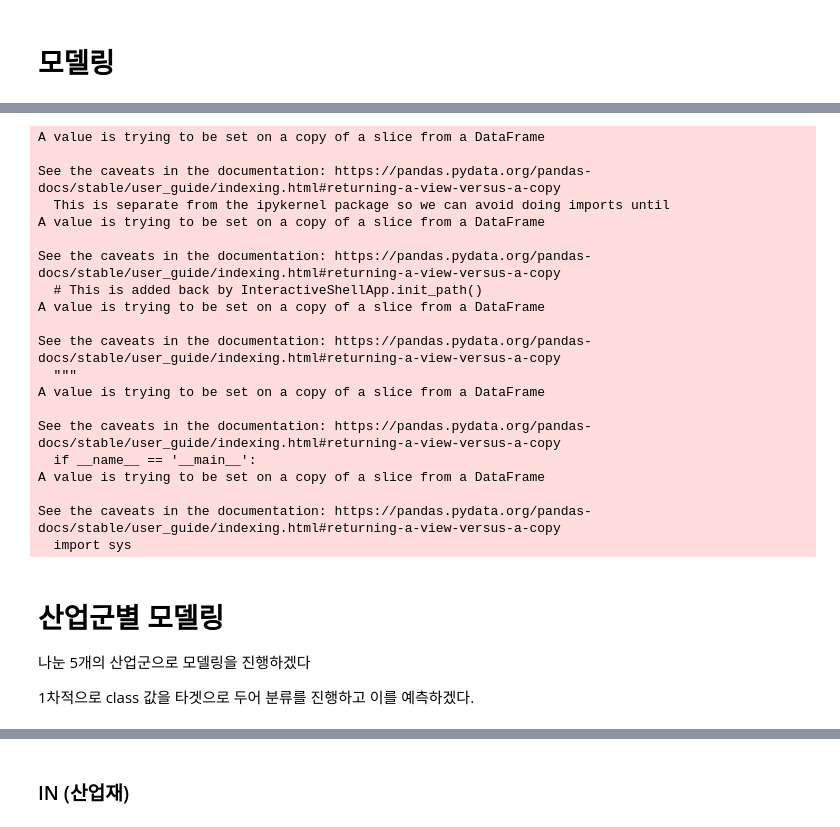
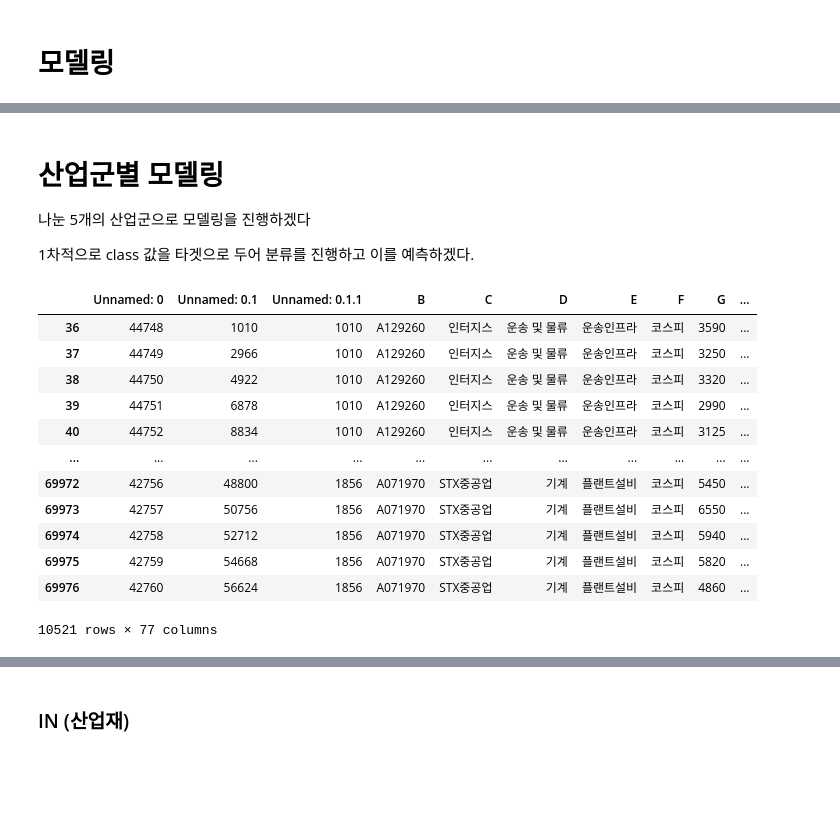
Before and after one commit to codingKYU/Deep-Learning, a Jupyter notebook: Quant_prediction/model.ipynb, the cells around one changed output, grey strips where cells are left out. Saved outputs shown, nothing was run; the diff lists cells and outputs as text; code cells hidden in the pictures; blank space fills up the shorter version.

```diff
--- a/Quant_prediction/model.ipynb
+++ b/Quant_prediction/model.ipynb
@@ -66,39 +13,25 @@ test_X1['class'] = 3
-# %%
-for i in test_indices:
-    if test_X1["ER"][i] < -9.65:
-        test_X1['class'][i] = 0
-    elif (test_X1["ER"][i] >= -9.65) and (test_X1["ER"][i] < -4.3) :
-        test_X1['class'][i] = 1
-    elif (test_X1["ER"][i] >= -4.3) and (test_X1["ER"][i] < -0.74) :
-        test_X1['class'][i] = 2
-    elif (test_X1["ER"][i] >= -0.74) and (test_X1["ER"][i] < 0.7) :
-        test_X1['class'][i] = 3
-    elif (test_X1["ER"][i] >= 0.7) :
-        test_X1['class'][i] = 4
-# %% [output]
-A value is trying to be set on a copy of a slice from a DataFrame
-
-See the caveats in the documentation: https://pandas.pydata.org/pandas-docs/stable/user_guide/indexing.html#returning-a-view-versus-a-copy
-  This is separate from the ipykernel package so we can avoid doing imports until
-A value is trying to be set on a copy of a slice from a DataFrame
-
-See the caveats in the documentation: https://pandas.pydata.org/pandas-docs/stable/user_guide/indexing.html#returning-a-view-versus-a-copy
-  # This is added back by InteractiveShellApp.init_path()
-A value is trying to be set on a copy of a slice from a DataFrame
-
-See the caveats in the documentation: https://pandas.pydata.org/pandas-docs/stable/user_guide/indexing.html#returning-a-view-versus-a-copy
-  """
-A value is trying to be set on a copy of a slice from a DataFrame
-
-See the caveats in the documentation: https://pandas.pydata.org/pandas-docs/stable/user_guide/indexing.html#returning-a-view-versus-a-copy
-  if __name__ == '__main__':
-A value is trying to be set on a copy of a slice from a DataFrame
-
-See the caveats in the documentation: https://pandas.pydata.org/pandas-docs/stable/user_guide/indexing.html#returning-a-view-versus-a-copy
-  import sys
 # %% [markdown]
 # 산업군별 모델링
 
 나눈 5개의 산업군으로 모델링을 진행하겠다
 
 1차적으로 class 값을 타겟으로 두어 분류를 진행하고 이를 예측하겠다.
+# %%
+train_IN = train_set[train_set['IN'] == 1]
+test_IN = test_set[test_set['IN'] == 1]
+# %%
+train_IN
+# %% [output]
+|  | Unnamed: 0 | Unnamed: 0.1 | Unnamed: 0.1.1 | B | C | D | E | F | G | ... |
+| 36 | 44748 | 1010 | 1010 | A129260 | 인터지스 | 운송 및 물류 | 운송인프라 | 코스피 | 3590 | ... |
+| 37 | 44749 | 2966 | 1010 | A129260 | 인터지스 | 운송 및 물류 | 운송인프라 | 코스피 | 3250 | ... |
+| 38 | 44750 | 4922 | 1010 | A129260 | 인터지스 | 운송 및 물류 | 운송인프라 | 코스피 | 3320 | ... |
+| 39 | 44751 | 6878 | 1010 | A129260 | 인터지스 | 운송 및 물류 | 운송인프라 | 코스피 | 2990 | ... |
+| 40 | 44752 | 8834 | 1010 | A129260 | 인터지스 | 운송 및 물류 | 운송인프라 | 코스피 | 3125 | ... |
+| ... | ... | ... | ... | ... | ... | ... | ... | ... | ... | ... |
+| 69972 | 42756 | 48800 | 1856 | A071970 | STX중공업 | 기계 | 플랜트설비 | 코스피 | 5450 | ... |
+| 69973 | 42757 | 50756 | 1856 | A071970 | STX중공업 | 기계 | 플랜트설비 | 코스피 | 6550 | ... |
+| 69974 | 42758 | 52712 | 1856 | A071970 | STX중공업 | 기계 | 플랜트설비 | 코스피 | 5940 | ... |
+| 69975 | 42759 | 54668 | 1856 | A071970 | STX중공업 | 기계 | 플랜트설비 | 코스피 | 5820 | ... |
+| 69976 | 42760 | 56624 | 1856 | A071970 | STX중공업 | 기계 | 플랜트설비 | 코스피 | 4860 | ... |
+10521 rows × 77 columns
```
Also changed, not shown: parts of 40 cells of this notebook.
